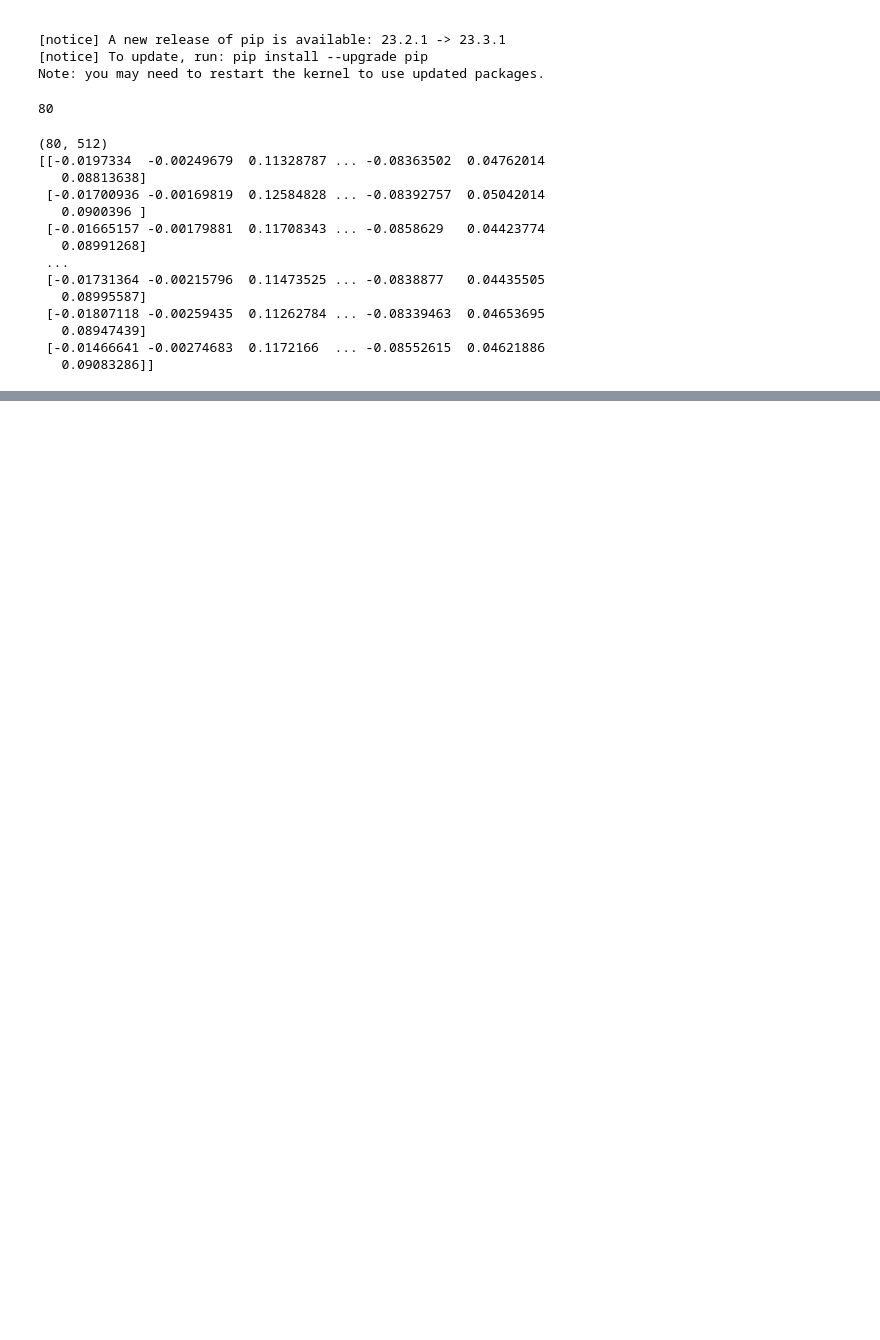
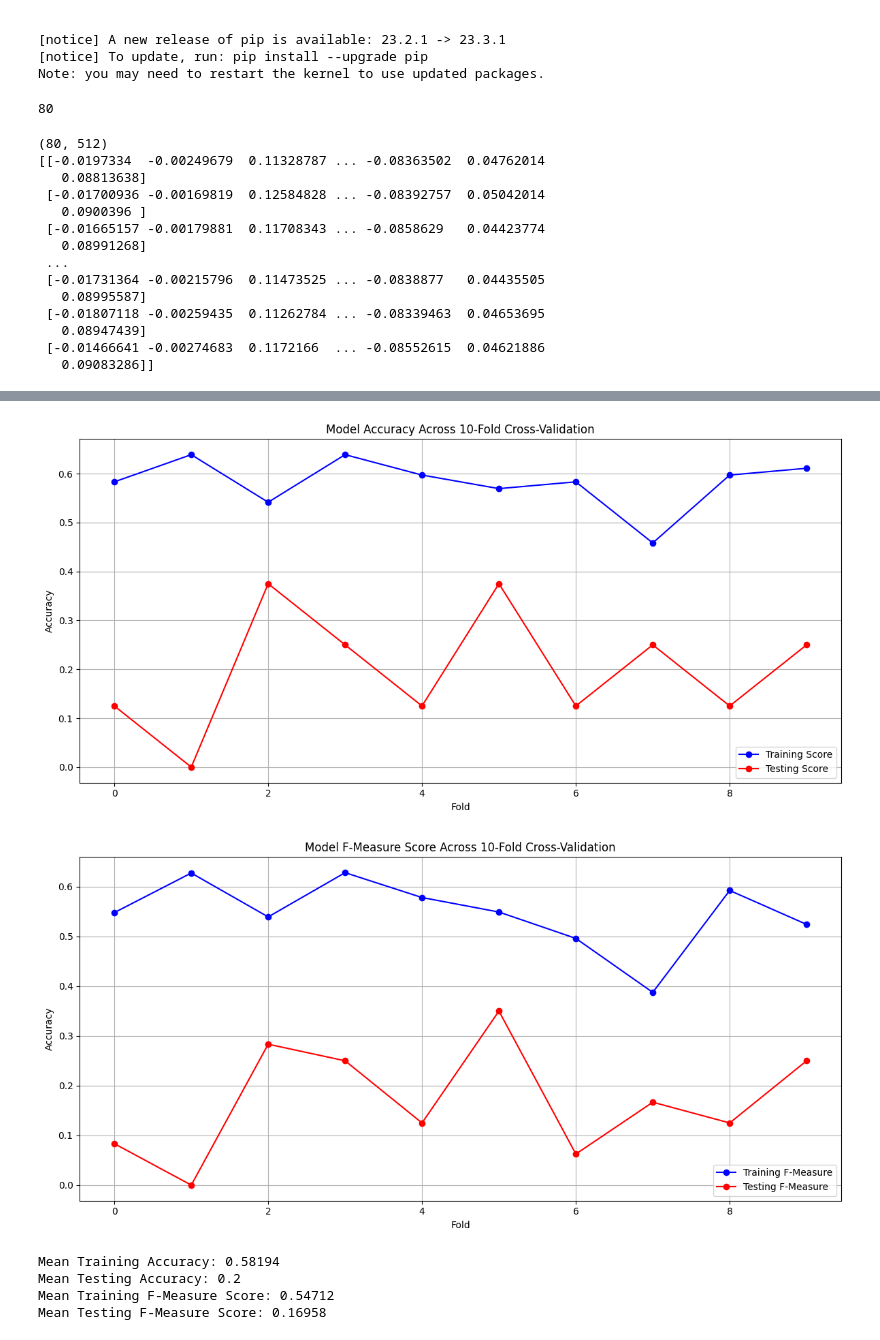
Before and after one commit to diptobiswas/CI-finalproject, a Jupyter notebook: decisiontree.ipynb, the cells around one changed output, grey strips where cells are left out. Saved outputs shown, nothing was run; the diff lists cells and outputs as text; code cells hidden in the pictures; blank space fills up the shorter version.

Commit message:
added new graphing and 10 fold CV

```diff
--- a/decisiontree.ipynb
+++ b/decisiontree.ipynb
@@ -143,13 +143,3 @@ Fitting 5 folds for each of 300 candidates, totalling 1500 fits
 [CV] END criterion=entropy, max_depth=50, min_samples_leaf=8, min_samples_split=20; total time=   0.0s
 [CV] END criterion=entropy, max_depth=50, min_samples_leaf=8, min_samples_split=20; total time=   0.0s
 [CV] END criterion=entropy, max_depth=50, min_samples_leaf=8, min_samples_split=20; total time=   0.0s
-# %%
-model.fit(X_train, y_train)
-
-train_pred = model.predict(X_train)
-test_pred = model.predict(X_test)
-
-train_accuracy = accuracy_score(train_pred, y_train)
-test_accuracy = accuracy_score(test_pred, y_test)
-train_f1 = f1_score(train_pred, y_train, average="weighted")
-test_f1 = f1_score(test_pred, y_test, average="weighted")
@@ -184,0 +168,43 @@ Testing F-measure: 0.1875
+# %%
+#Visualize and compare accuracy for different K values
+plt.figure(figsize = (12, 6))
+
+plt.plot(cv_results['train_accuracy'], label='Training Score', color='blue', marker='o')
+plt.plot(cv_results['test_accuracy'], label='Testing Score', color='red', marker='o')
+
+plt.title('Model Accuracy Across 10-Fold Cross-Validation')
+plt.xlabel('Fold')
+plt.ylabel('Accuracy')
+plt.legend()
+
+plt.grid(True)
+plt.tight_layout()
+plt.show()
+
+#Visualize and compare accuracy for different F scores
+plt.figure(figsize = (12, 6))
+
+plt.plot(cv_results['train_f1_weighted'], label='Training F-Measure', color='blue', marker='o')
+plt.plot(cv_results['test_f1_weighted'], label='Testing F-Measure', color='red', marker='o')
+
+plt.title('Model F-Measure Score Across 10-Fold Cross-Validation')
+plt.xlabel('Fold')
+plt.ylabel('Accuracy')
+plt.legend()
+
+plt.grid(True)
+plt.tight_layout()
+plt.show()
+
+# Print average accuracy scores
+print("Mean Training Accuracy:", round(np.mean(train_accuracy), 5))
+print("Mean Testing Accuracy:", round(np.mean(test_accuracy), 5))
+print("Mean Training F-Measure Score:", round(np.mean(train_f1), 5))
+print("Mean Testing F-Measure Score:", round(np.mean(test_f1), 5))
+# %% [output]
+[figure, added]
+[figure, added]
+Mean Training Accuracy: 0.58194
+Mean Testing Accuracy: 0.2
+Mean Training F-Measure Score: 0.54712
+Mean Testing F-Measure Score: 0.16958
```
Also changed, not shown: parts of 3 cells of this notebook, 4 other files.
